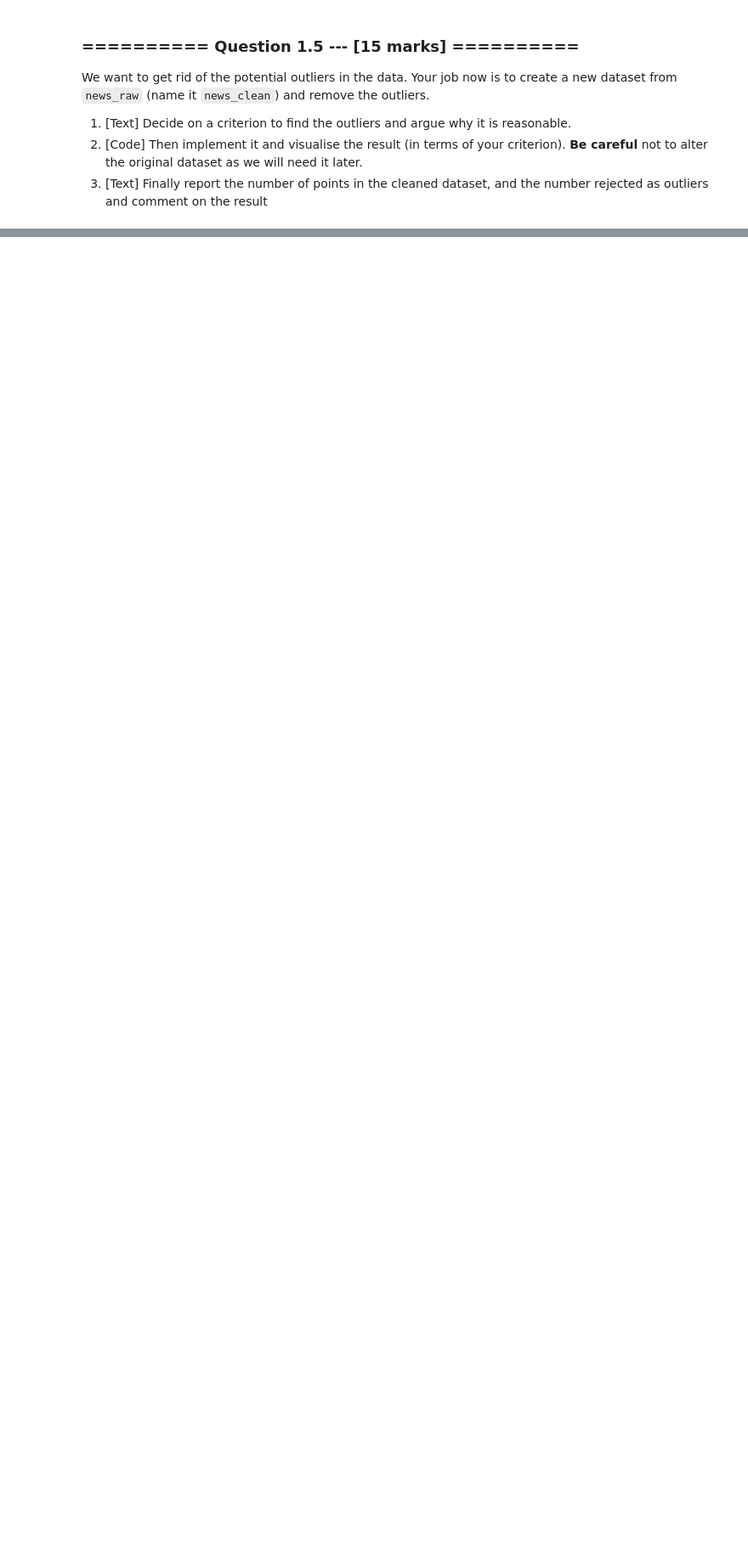
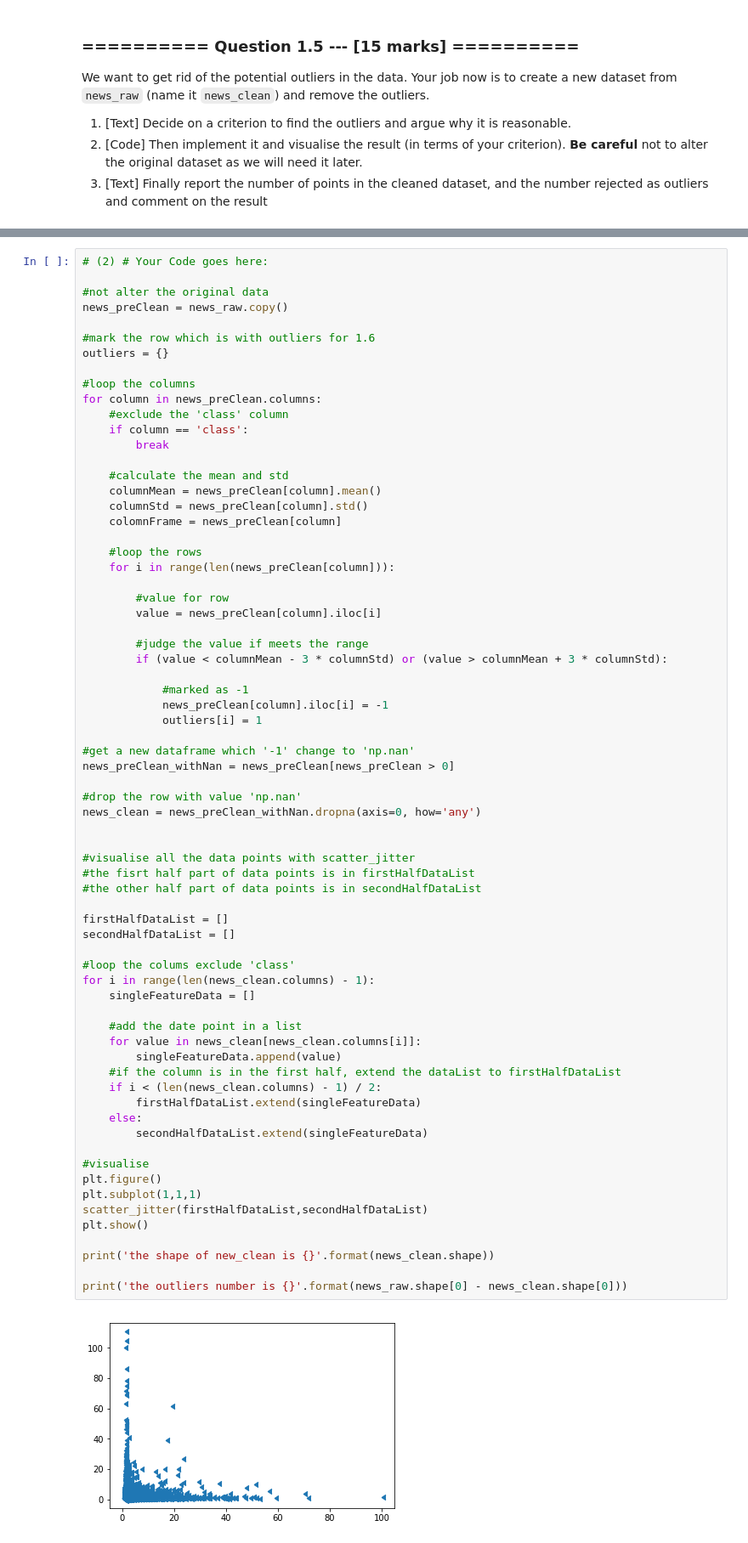
Before and after one commit to LewisLauYang/IAML2018, a Jupyter notebook: Assignments/01_Analysis.ipynb, the cells around one changed output, grey strips where cells are left out. Shown at 85% size. Cells and saved outputs as stored; diff of their text form; blank space fills up the shorter version.

```diff
--- a/Assignments/01_Analysis.ipynb
+++ b/Assignments/01_Analysis.ipynb
@@ -185,0 +260,71 @@ We want to get rid of the potential outliers in the data. Your job now is to cre
+# %%
+# (2) # Your Code goes here:
+
+#not alter the original data
+news_preClean = news_raw.copy()
+
+#mark the row which is with outliers for 1.6
+outliers = {}
+
+#loop the columns
+for column in news_preClean.columns:
+    #exclude the 'class' column
+    if column == 'class':
+        break
+
+    #calculate the mean and std
+    columnMean = news_preClean[column].mean()
+    columnStd = news_preClean[column].std()
+    colomnFrame = news_preClean[column]
+
+    #loop the rows
+    for i in range(len(news_preClean[column])):
+
+        #value for row
+        value = news_preClean[column].iloc[i]
+
+        #judge the value if meets the range
+        if (value < columnMean - 3 * columnStd) or (value > columnMean + 3 * columnStd):
+
+            #marked as -1
+            news_preClean[column].iloc[i] = -1
+            outliers[i] = 1
+
+#get a new dataframe which '-1' change to 'np.nan'
+news_preClean_withNan = news_preClean[news_preClean > 0]
+
+#drop the row with value 'np.nan'
+news_clean = news_preClean_withNan.dropna(axis=0, how='any')
+
+
+#visualise all the data points with scatter_jitter
+#the fisrt half part of data points is in firstHalfDataList
+#the other half part of data points is in secondHalfDataList
+
+firstHalfDataList = []
+secondHalfDataList = []
+
+#loop the colums exclude 'class'
+for i in range(len(news_clean.columns) - 1):
+    singleFeatureData = []
+
+    #add the date point in a list
+    for value in news_clean[news_clean.columns[i]]:
+        singleFeatureData.append(value)
+    #if the column is in the first half, extend the dataList to firstHalfDataList
+    if i < (len(news_clean.columns) - 1) / 2:
+        firstHalfDataList.extend(singleFeatureData)
+    else:
+        secondHalfDataList.extend(singleFeatureData)
+
+#visualise
+plt.figure()
+plt.subplot(1,1,1)
+scatter_jitter(firstHalfDataList,secondHalfDataList)
+plt.show()
+
+print('the shape of new_clean is {}'.format(news_clean.shape))
+
+print('the outliers number is {}'.format(news_raw.shape[0] - news_clean.shape[0]))
+# %% [output]
+[figure, added]
```
Also changed, not shown: parts of 56 cells of this notebook, 4 other files.
